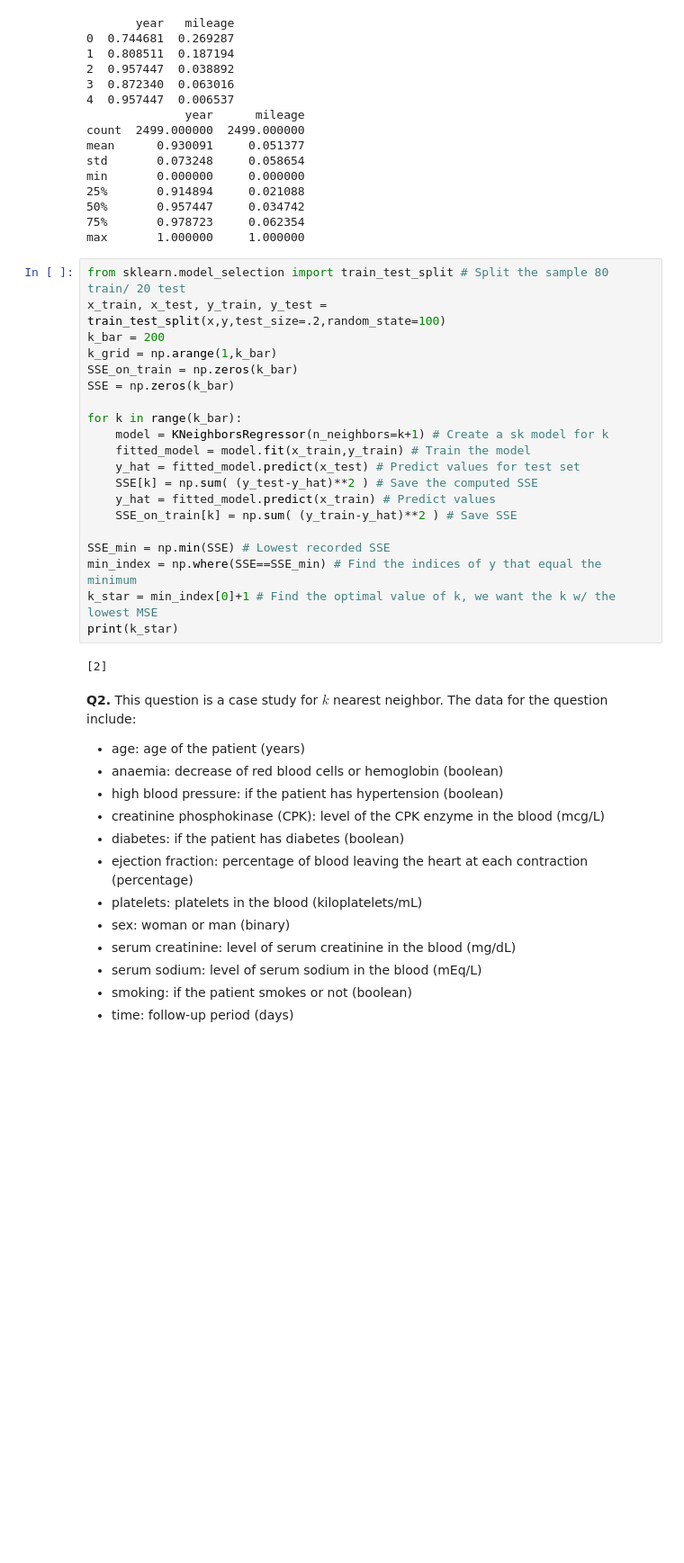
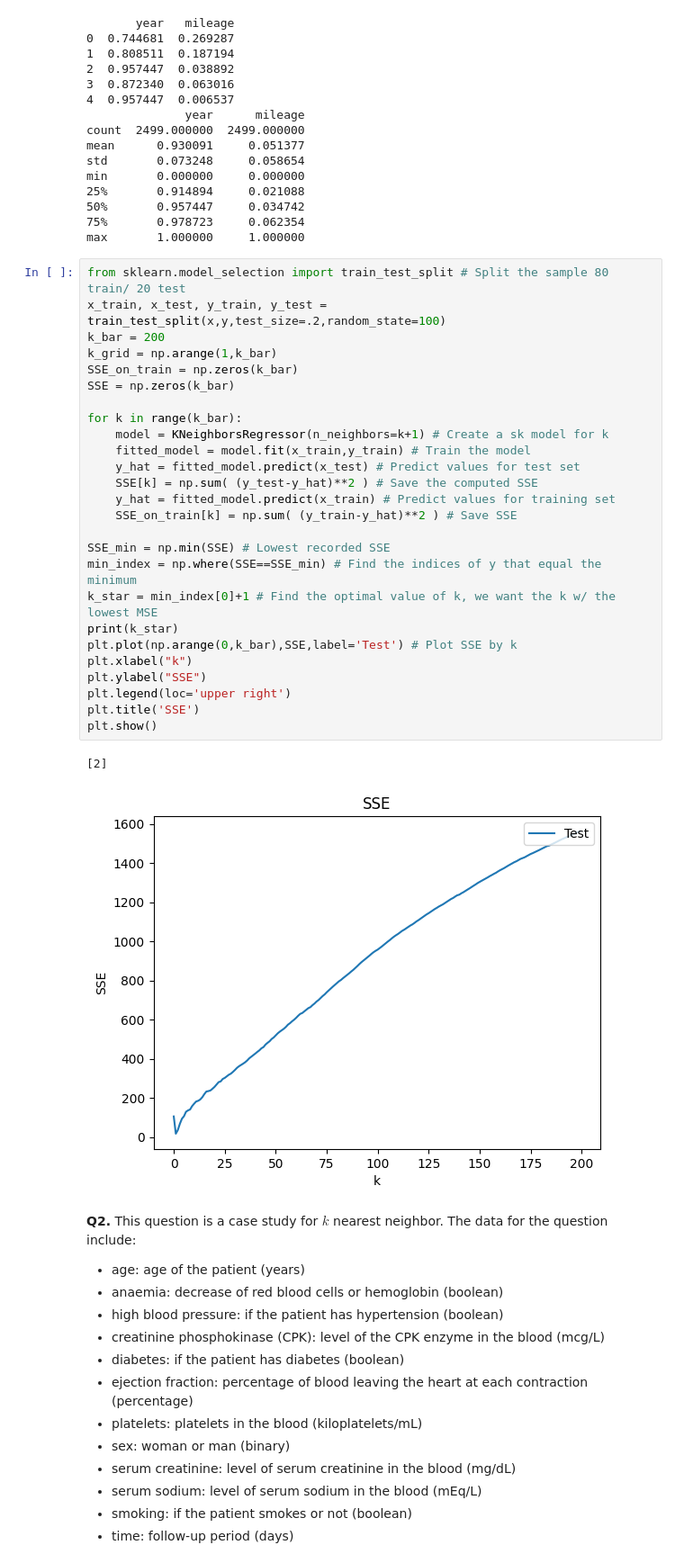
Before and after one commit to cwynne12/knn, a Jupyter notebook: assignment_knn.ipynb, the cells around one changed output. Shown: that part at 90% size. Cells and saved outputs as stored; diff of their text form; blank space fills up the shorter version.

```diff
--- a/assignment_knn.ipynb
+++ b/assignment_knn.ipynb
@@ -76,25 +76,32 @@ max       1.000000     1.000000
 # %%
 from sklearn.model_selection import train_test_split # Split the sample 80 train/ 20 test
 x_train, x_test, y_train, y_test = train_test_split(x,y,test_size=.2,random_state=100)
 k_bar = 200
 k_grid = np.arange(1,k_bar)
 SSE_on_train = np.zeros(k_bar)
 SSE = np.zeros(k_bar)
 
 for k in range(k_bar):
     model = KNeighborsRegressor(n_neighbors=k+1) # Create a sk model for k
     fitted_model = model.fit(x_train,y_train) # Train the model
     y_hat = fitted_model.predict(x_test) # Predict values for test set
     SSE[k] = np.sum( (y_test-y_hat)**2 ) # Save the computed SSE
-    y_hat = fitted_model.predict(x_train) # Predict values
+    y_hat = fitted_model.predict(x_train) # Predict values for training set
     SSE_on_train[k] = np.sum( (y_train-y_hat)**2 ) # Save SSE
 
 SSE_min = np.min(SSE) # Lowest recorded SSE
 min_index = np.where(SSE==SSE_min) # Find the indices of y that equal the minimum
 k_star = min_index[0]+1 # Find the optimal value of k, we want the k w/ the lowest MSE
 print(k_star)
+plt.plot(np.arange(0,k_bar),SSE,label='Test') # Plot SSE by k
+plt.xlabel("k")
+plt.ylabel("SSE")
+plt.legend(loc='upper right')
+plt.title('SSE')
+plt.show()
 # %% [output]
 [2]
+[figure, added]
 # %% [markdown]
 **Q2.** This question is a case study for $k$ nearest neighbor. The data for the question include:
 
```
Also changed, not shown: parts of 1 cell of this notebook.
